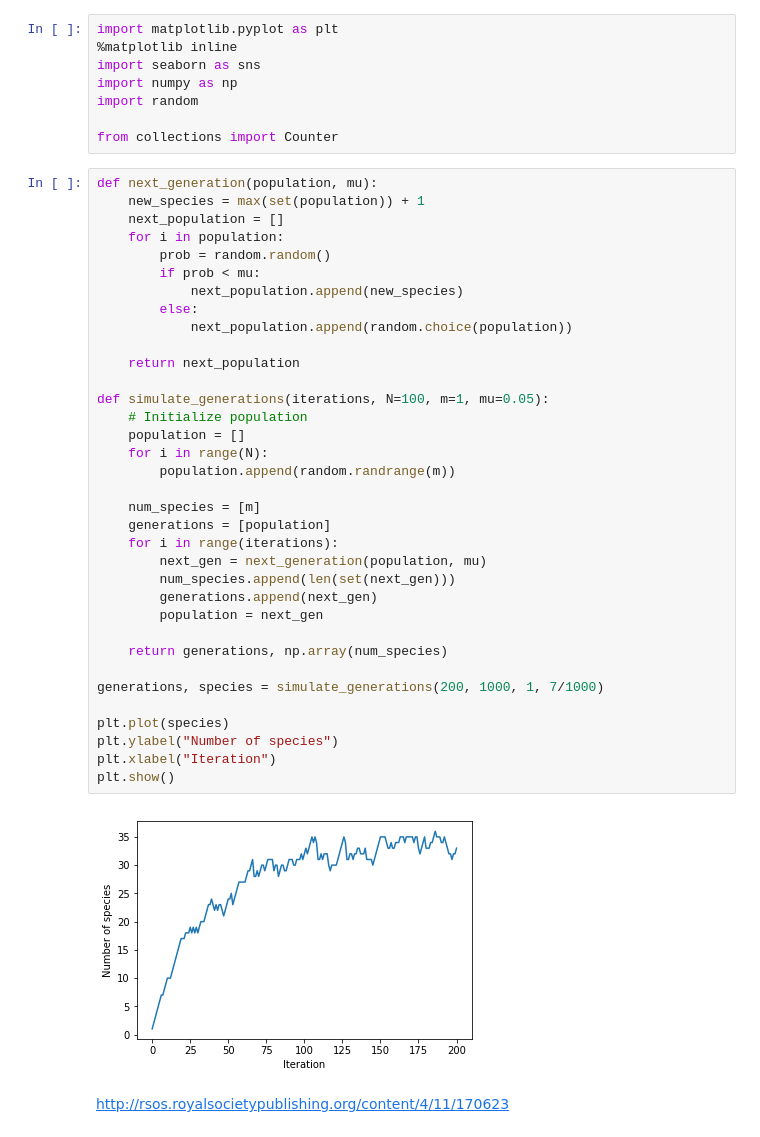
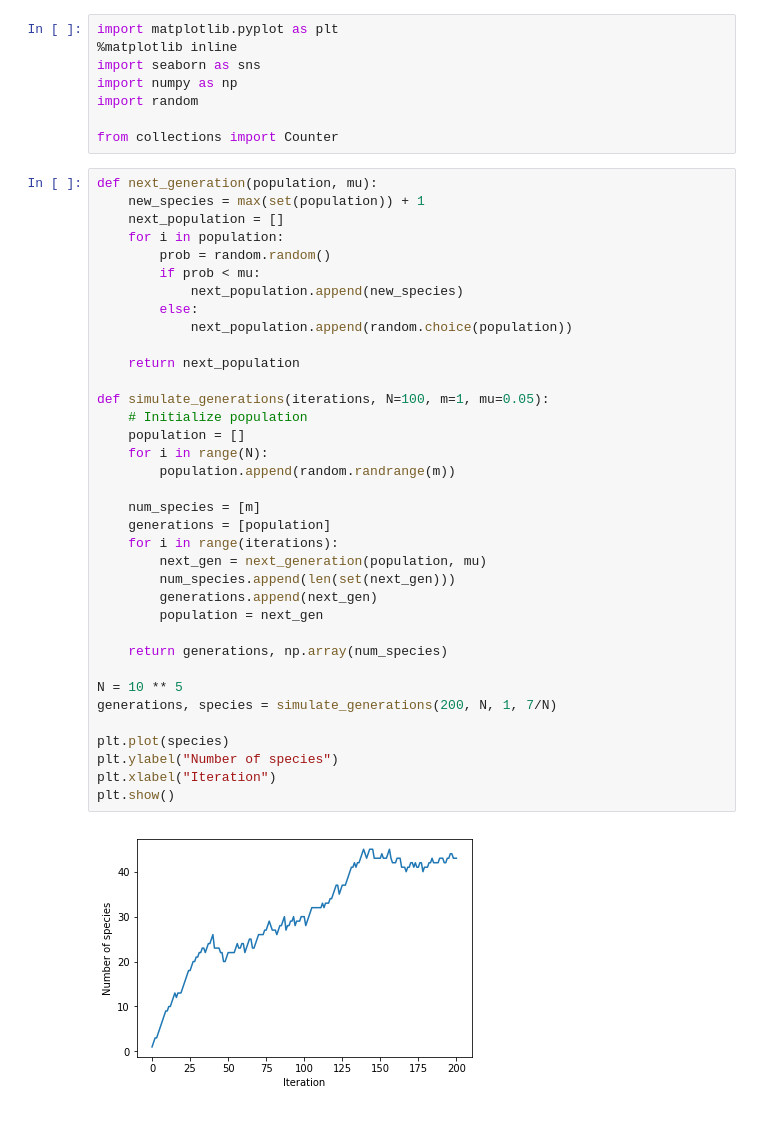
Before and after one commit to zenhaeus/fab-project, a Jupyter notebook: hw9/problem-b.ipynb, the cells around one changed output. Cells and saved outputs as stored; diff of their text form.

```diff
--- a/hw9/problem-b.ipynb
+++ b/hw9/problem-b.ipynb
@@ -14,37 +14,36 @@ def next_generation(population, mu):
         prob = random.random()
         if prob < mu:
             next_population.append(new_species)
         else:
             next_population.append(random.choice(population))
 
     return next_population
 
 def simulate_generations(iterations, N=100, m=1, mu=0.05):
     # Initialize population
     population = []
     for i in range(N):
         population.append(random.randrange(m))
 
     num_species = [m]
     generations = [population]
     for i in range(iterations):
         next_gen = next_generation(population, mu)
         num_species.append(len(set(next_gen)))
         generations.append(next_gen)
         population = next_gen
 
     return generations, np.array(num_species)
 
-generations, species = simulate_generations(200, 1000, 1, 7/1000)
+N = 10 ** 5
+generations, species = simulate_generations(200, N, 1, 7/N)
 
 plt.plot(species)
 plt.ylabel("Number of species")
 plt.xlabel("Iteration")
 plt.show()
 # %% [output]
-[figure, old version]
+[figure, new version]
-# %% [markdown]
-http://rsos.royalsocietypublishing.org/content/4/11/170623
 # %%
 def get_species_proportions(generations, species):
     proportions = []
```
Also changed, not shown: parts of 1 cell of this notebook.
